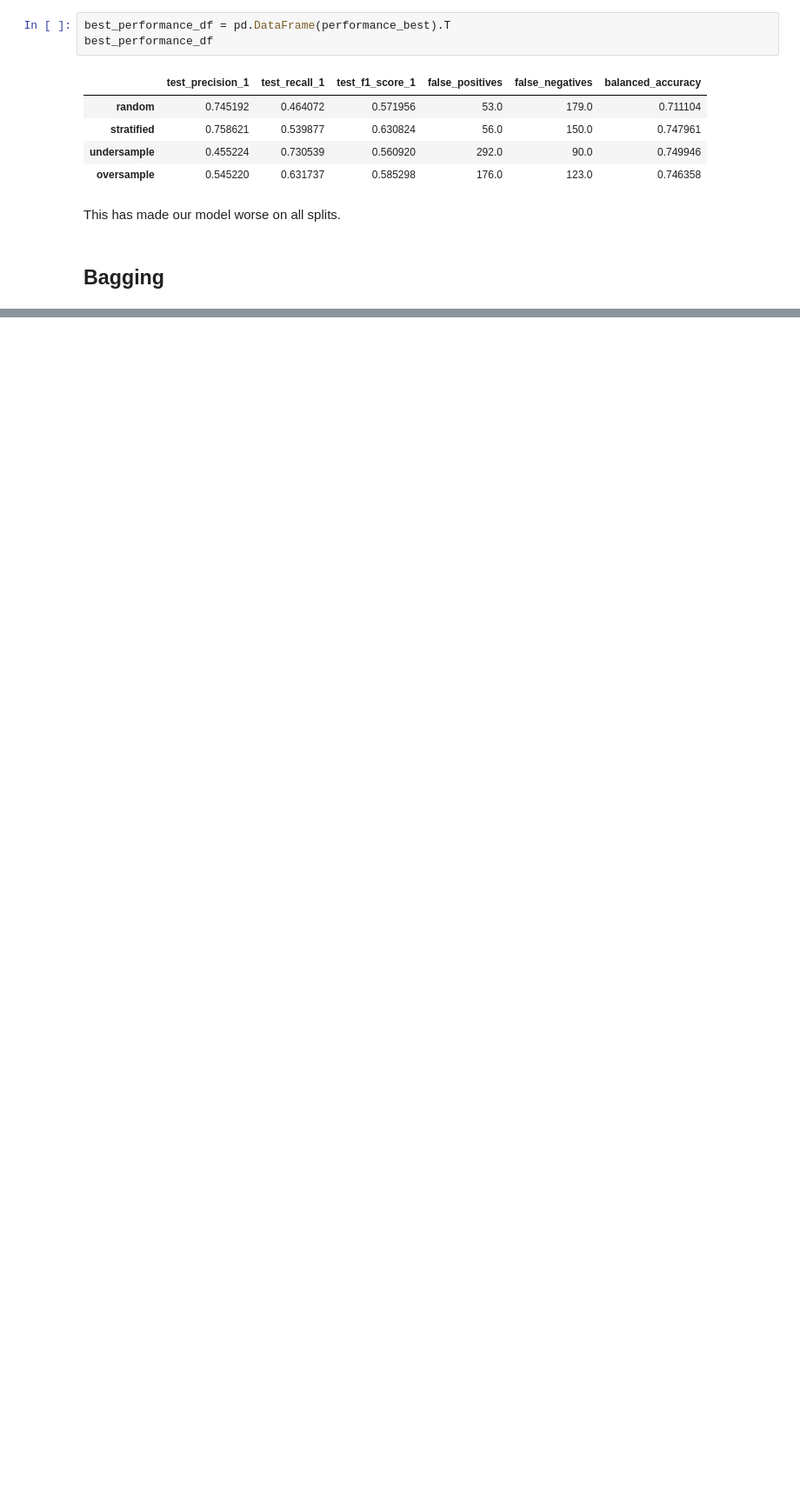
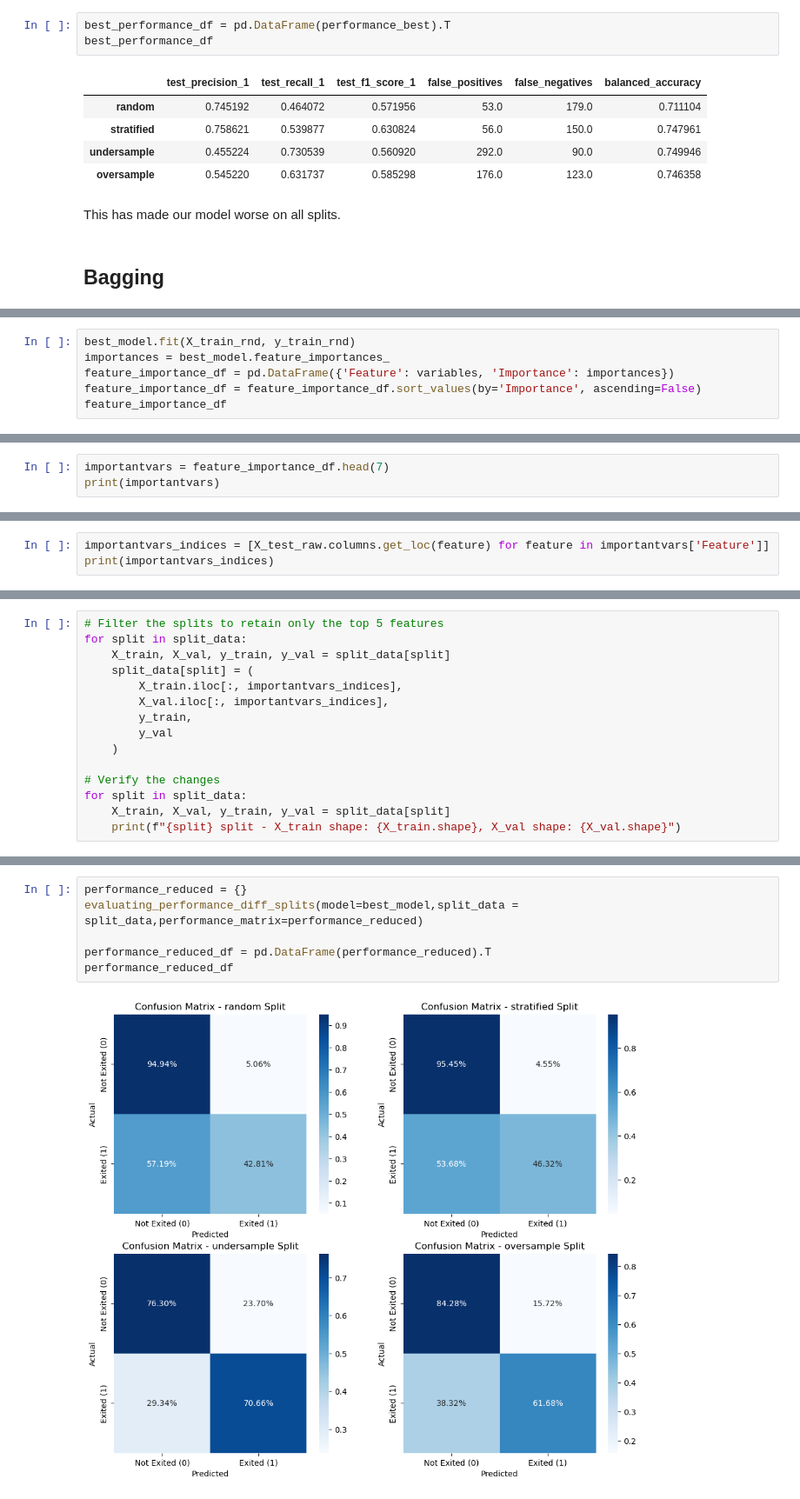
Before and after one commit to djjjones6/Group_Assessment_1, a Jupyter notebook: DaveJ/Gradient Boosting.ipynb, the cells around one changed output, grey strips where cells are left out. Shown at 87% size. Drawn from its saved outputs; the diff is of its cells as text; blank space fills up the shorter version.

```diff
--- a/DaveJ/Gradient Boosting.ipynb
+++ b/DaveJ/Gradient Boosting.ipynb
@@ -261,0 +277,6 @@ for i in estimator_range:
+# %%
+best_model.fit(X_train_rnd, y_train_rnd)
+importances = best_model.feature_importances_
+feature_importance_df = pd.DataFrame({'Feature': variables, 'Importance': importances})
+feature_importance_df = feature_importance_df.sort_values(by='Importance', ascending=False)
+feature_importance_df
@@ -261,0 +300,3 @@ for i in estimator_range:
+# %%
+importantvars = feature_importance_df.head(7)
+print(importantvars)
@@ -261,0 +312,3 @@ for i in estimator_range:
+# %%
+importantvars_indices = [X_test_raw.columns.get_loc(feature) for feature in importantvars['Feature']]
+print(importantvars_indices)
@@ -261,0 +317,15 @@ for i in estimator_range:
+# %%
+# Filter the splits to retain only the top 5 features
+for split in split_data:
+    X_train, X_val, y_train, y_val = split_data[split]
+    split_data[split] = (
+        X_train.iloc[:, importantvars_indices],
+        X_val.iloc[:, importantvars_indices],
+        y_train,
+        y_val
+    )
+
+# Verify the changes
+for split in split_data:
+    X_train, X_val, y_train, y_val = split_data[split]
+    print(f"{split} split - X_train shape: {X_train.shape}, X_val shape: {X_val.shape}")
@@ -261,0 +337,8 @@ for i in estimator_range:
+# %%
+performance_reduced = {}
+evaluating_performance_diff_splits(model=best_model,split_data = split_data,performance_matrix=performance_reduced)
+
+performance_reduced_df = pd.DataFrame(performance_reduced).T
+performance_reduced_df
+# %% [output]
+[figure, added]
```
Also changed, not shown: parts of 18 cells of this notebook.
